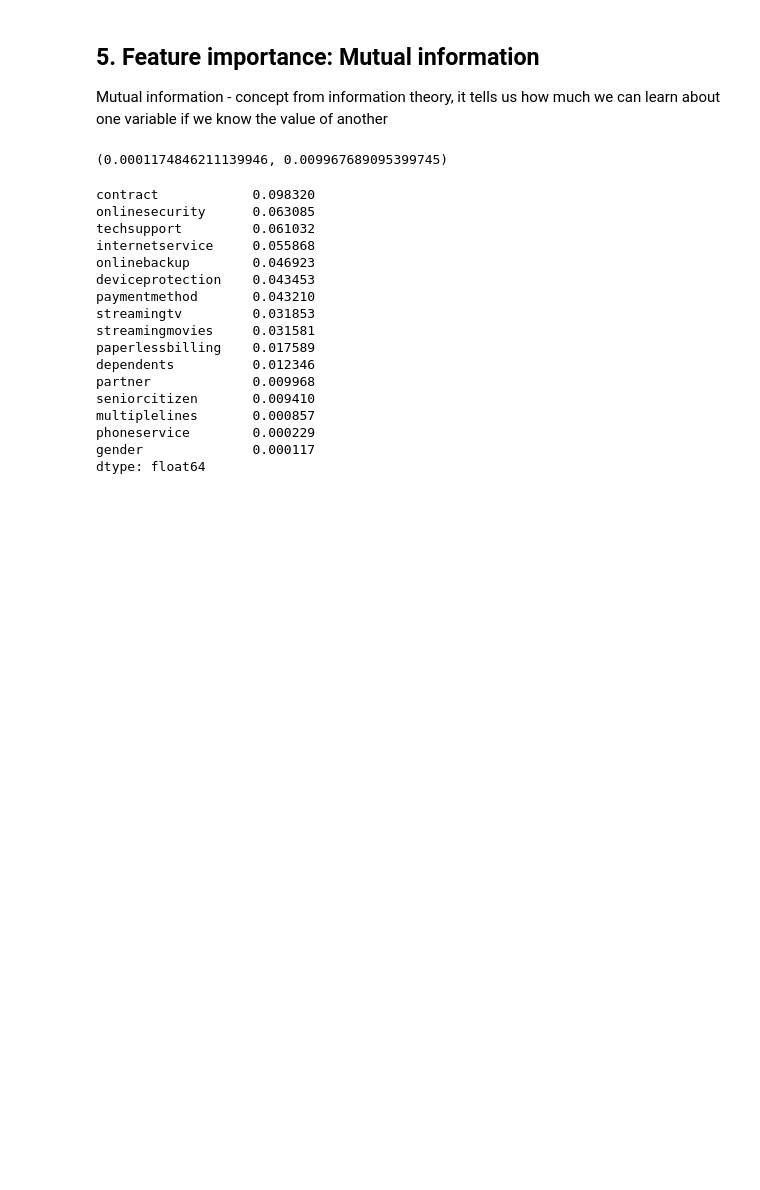
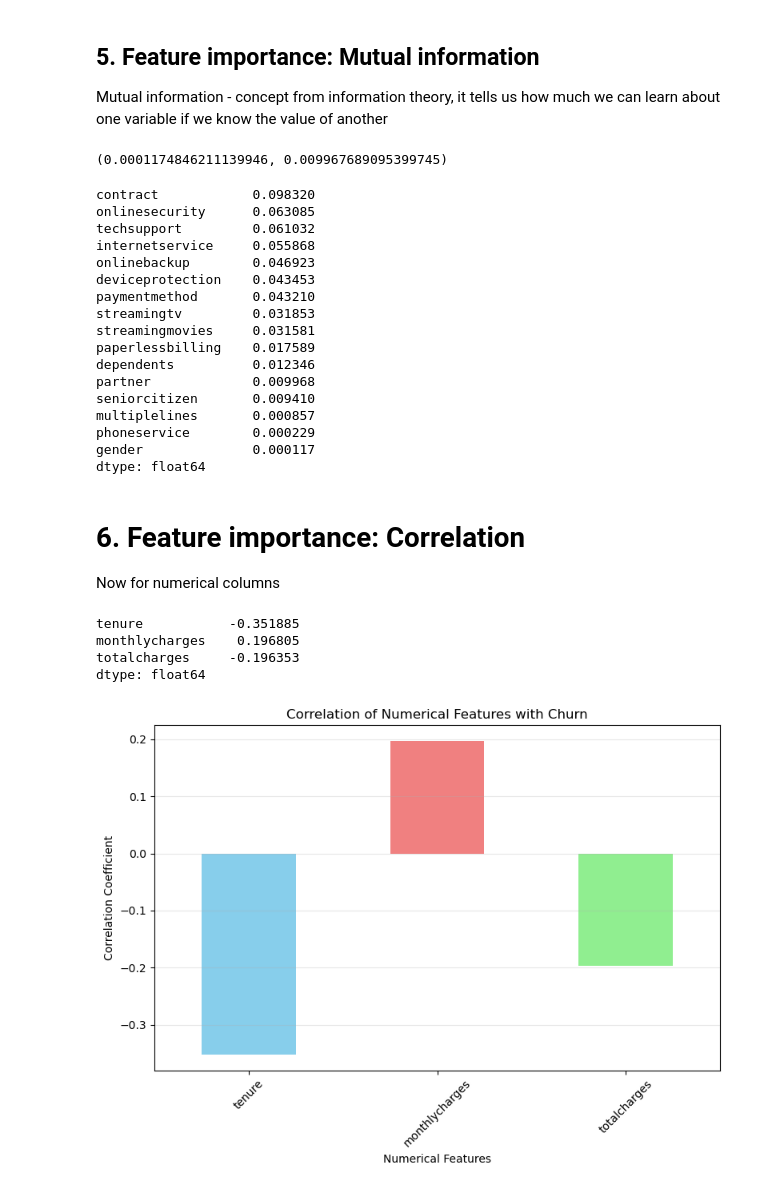
Before and after one commit to TheManuAi/ML-Zoomcamp, a Jupyter notebook: Week3 - Classification/ML-for-classification.ipynb, the cells around one changed output. Drawn from its saved outputs; the diff is of its cells as text; code cells hidden in the pictures; blank space fills up the shorter version.

Commit message:
Update - correlation of churn with numarical values

```diff
--- a/Week3 - Classification/ML-for-classification.ipynb
+++ b/Week3 - Classification/ML-for-classification.ipynb
@@ -290,3 +290,31 @@ multiplelines       0.000857
 phoneservice        0.000229
 gender              0.000117
 dtype: float64
+# %% [markdown]
+# 6.  Feature importance: Correlation
+Now for numerical columns
+# %%
+# correlations of numarical columns with churn (maths apply of correlation coefficient)
+df_full_train[numerical].corrwith(df_full_train.churn)
+# %% [output]
+tenure           -0.351885
+monthlycharges    0.196805
+totalcharges     -0.196353
+dtype: float64
+# %%
+# Visualizing correlation of numerical columns with churn
+correlations = df_full_train[numerical].corrwith(df_full_train.churn)
+
+plt.figure(figsize=(8, 6))
+correlations.plot(kind='bar', color=['skyblue', 'lightcoral', 'lightgreen'])
+plt.title('Correlation of Numerical Features with Churn')
+plt.xlabel('Numerical Features')
+plt.ylabel('Correlation Coefficient')
+plt.xticks(rotation=45)
+plt.grid(axis='y', alpha=0.3)
+plt.tight_layout()
+plt.show()
+
+# The below shows that as the tenuse increases the churn rate decrease and the opposite is trhe for the monthly charges (as the charges increases so the churn rate)
+# %% [output]
+[figure, added]
```
Also changed, not shown: parts of 1 cell of this notebook.
